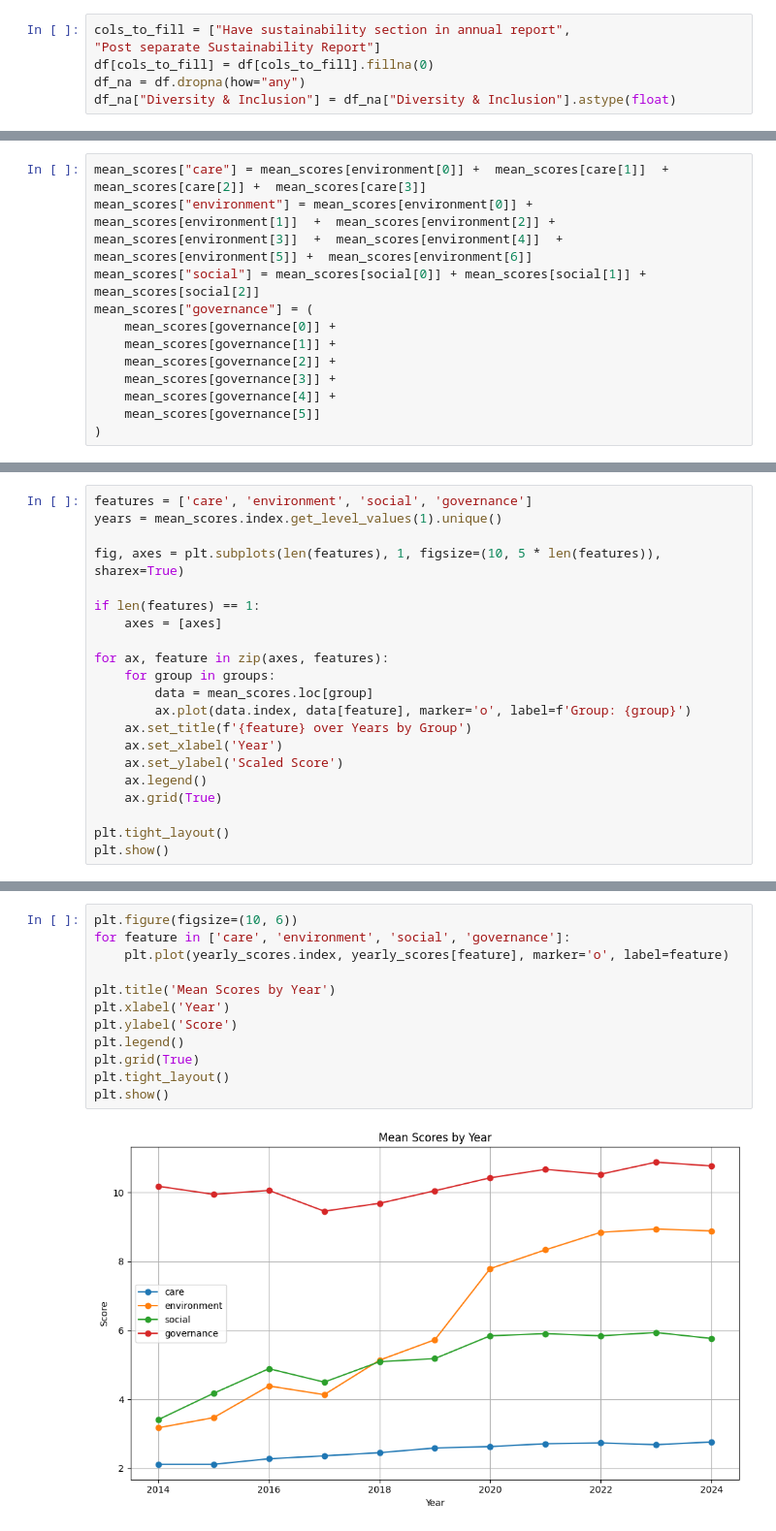
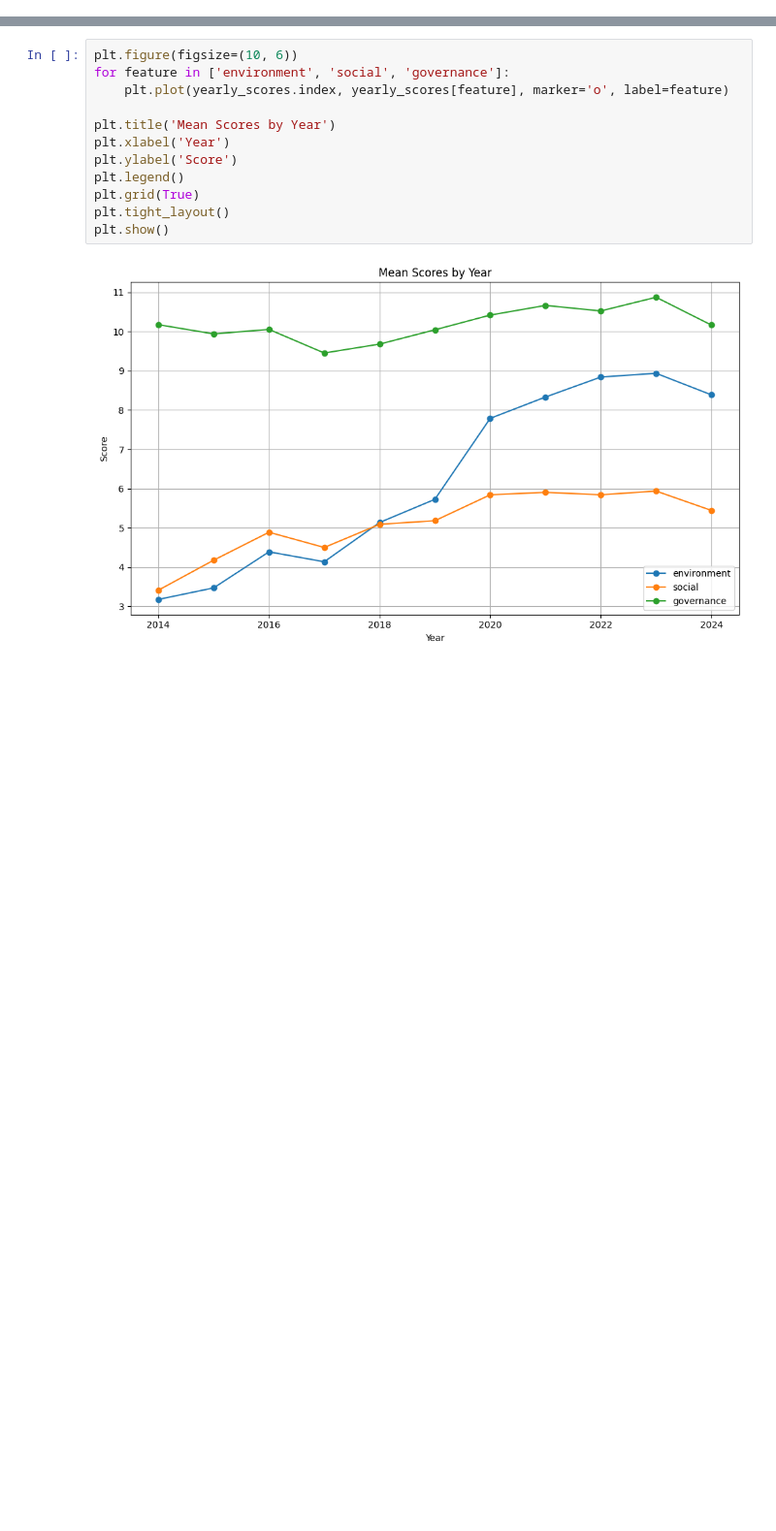
Before and after one commit to mickiem123/ESG, a Jupyter notebook: ESG.ipynb, the cells around one changed output, grey strips where cells are left out. Shown at 97% size. Drawn from its saved outputs; the diff is of its cells as text; blank space fills up the shorter version.

```diff
--- a/ESG.ipynb
+++ b/ESG.ipynb
@@ -68,6 +40,0 @@ plt.show()
-# %%
-cols_to_fill = ["Have sustainability section in annual report",
-"Post separate Sustainability Report"]
-df[cols_to_fill] = df[cols_to_fill].fillna(0)
-df_na = df.dropna(how="any")
-df_na["Diversity & Inclusion"] = df_na["Diversity & Inclusion"].astype(float)
@@ -93,16 +83,4 @@ year_count = df_na.groupby(["Industry_Group","Year"])["Name"].count().rename("ye
 mean_scores = mean_scores.join(name_count)
 
 mean_scores = mean_scores.join(year_count)
-# %%
-mean_scores["care"] = mean_scores[environment[0]] +  mean_scores[care[1]]  +  mean_scores[care[2]] +  mean_scores[care[3]]
-mean_scores["environment"] = mean_scores[environment[0]] +  mean_scores[environment[1]]  +  mean_scores[environment[2]] +  mean_scores[environment[3]]  +  mean_scores[environment[4]]  +  mean_scores[environment[5]] +  mean_scores[environment[6]]
-mean_scores["social"] = mean_scores[social[0]] + mean_scores[social[1]] + mean_scores[social[2]]
-mean_scores["governance"] = (
-    mean_scores[governance[0]] +
-    mean_scores[governance[1]] +
-    mean_scores[governance[2]] +
-    mean_scores[governance[3]] +
-    mean_scores[governance[4]] +
-    mean_scores[governance[5]]
-)
 # %%
@@ -180,21 +130,0 @@ Overall, these charts provide a nuanced, visual summary of ESG evolution within
-# %%
-features = ['care', 'environment', 'social', 'governance']
-years = mean_scores.index.get_level_values(1).unique()
-
-fig, axes = plt.subplots(len(features), 1, figsize=(10, 5 * len(features)), sharex=True)
-
-if len(features) == 1:
-    axes = [axes]
-
-for ax, feature in zip(axes, features):
-    for group in groups:
-        data = mean_scores.loc[group]
-        ax.plot(data.index, data[feature], marker='o', label=f'Group: {group}')
-    ax.set_title(f'{feature} over Years by Group')
-    ax.set_xlabel('Year')
-    ax.set_ylabel('Scaled Score')
-    ax.legend()
-    ax.grid(True)
-
-plt.tight_layout()
-plt.show()
@@ -287,14 +167,14 @@ In essence, this table provides a concise yet comprehensive snapshot of ESG evol
 # %%
 plt.figure(figsize=(10, 6))
-for feature in ['care', 'environment', 'social', 'governance']:
+for feature in ['environment', 'social', 'governance']:
     plt.plot(yearly_scores.index, yearly_scores[feature], marker='o', label=feature)
 
 plt.title('Mean Scores by Year')
 plt.xlabel('Year')
 plt.ylabel('Score')
 plt.legend()
 plt.grid(True)
 plt.tight_layout()
 plt.show()
 # %% [output]
-[figure, old version]
+[figure, new version]
```
Also changed, not shown: parts of 28 cells of this notebook.
